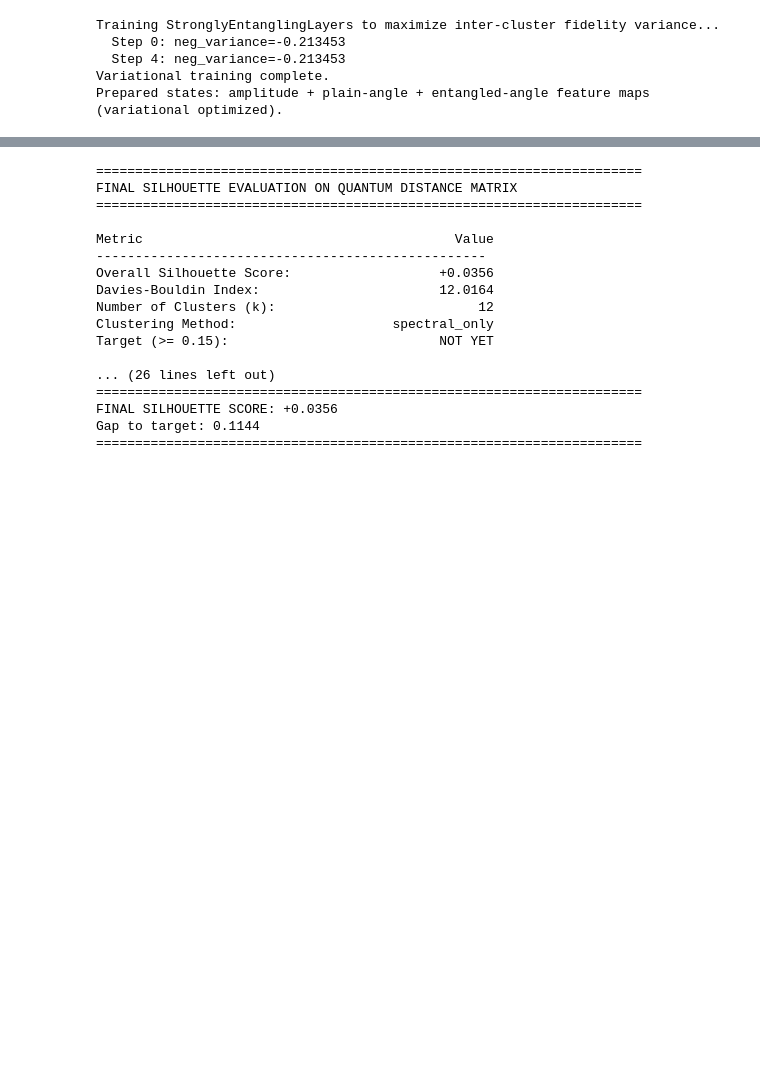
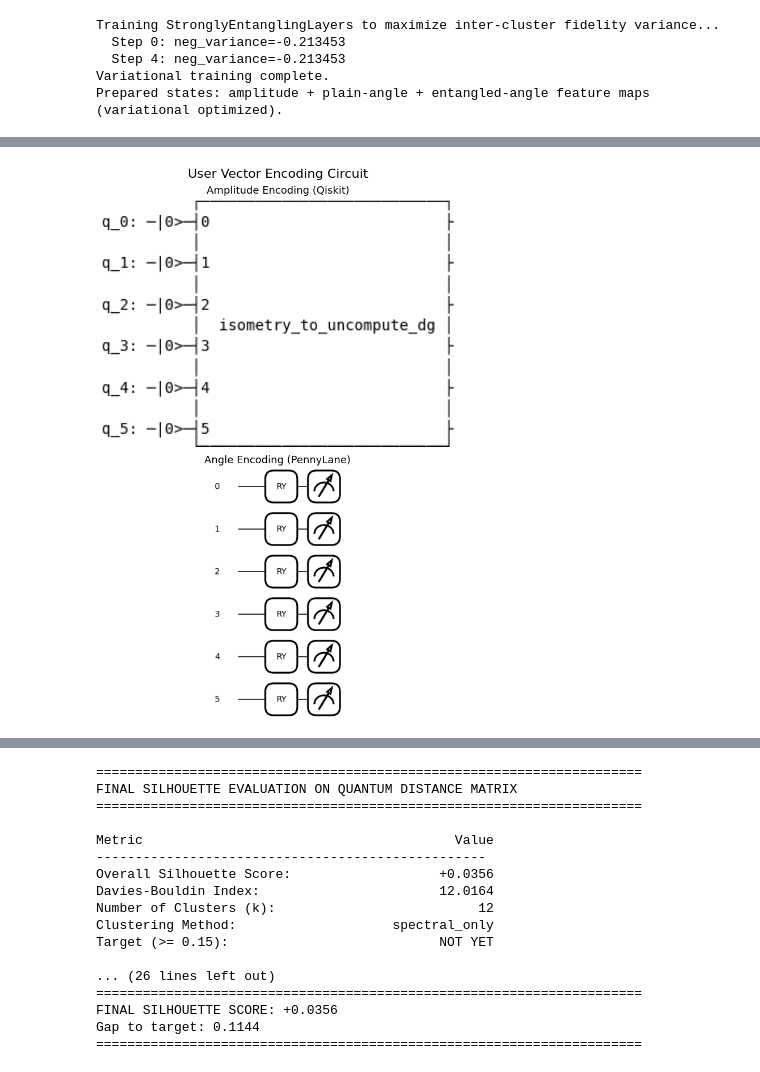
Before and after one commit to ApinisAtvars/Quantum-Enhanced-Smart-Shopping-Experience, a Jupyter notebook: QACF/03_quantum_prototype_ubcf.ipynb, the cells around one changed output, grey strips where cells are left out. Saved outputs shown, nothing was run; the diff lists cells and outputs as text; code cells hidden in the pictures; blank space fills up the shorter version.

```diff
--- a/QACF/03_quantum_prototype_ubcf.ipynb
+++ b/QACF/03_quantum_prototype_ubcf.ipynb
@@ -201,0 +205,95 @@ Prepared states: amplitude + plain-angle + entangled-angle feature maps (variati
+# %%
+# Publication-ready encoding visualization for IEEE Quantum Week/report
+# Why these circuits: amplitude encoding compresses sparse high-dimensional user vectors into few qubits,
+# while angle encoding provides a hardware-friendly feature map for NISQ execution.
+
+from pathlib import Path
+import subprocess
+import sys
+
+out_dir = OUT_DIR if "OUT_DIR" in globals() else Path(".")
+out_dir.mkdir(parents=True, exist_ok=True)
+
+if not ("QISKIT_AVAILABLE" in globals() and QISKIT_AVAILABLE):
+    raise RuntimeError("Qiskit is required to render the amplitude-encoding circuit figure.")
+
+def _draw_qiskit_mpl_safe(circuit_obj, style="mpl", decompose_reps=2):
+    draw_target = circuit_obj.decompose(reps=decompose_reps) if decompose_reps is not None else circuit_obj
+    try:
+        return draw_target.draw(output="mpl", style=style)
+    except Exception as exc:
+        if "pylatexenc" in str(exc).lower():
+            try:
+                subprocess.check_call([sys.executable, "-m", "pip", "install", "pylatexenc"])
+                return draw_target.draw(output="mpl", style=style)
+            except Exception:
+                pass
+
+        # Robust fallback: render text drawer into a Matplotlib figure when mpl drawer is unavailable.
+        text_repr = str(draw_target.draw(output="text"))
+        fig, ax = plt.subplots(figsize=(12, max(3.0, 0.30 * (text_repr.count("\n") + 1))))
+        ax.axis("off")
+        ax.text(0.01, 0.99, text_repr, va="top", ha="left", family="monospace", fontsize=10)
+        return fig
+
+# Reuse the existing encoding circuit object if present; otherwise construct from the existing encoded vector pipeline.
+if "encoding_circuit" in globals():
+    qiskit_encoding = encoding_circuit
+else:
+    amp_vec = np.asarray(amp_state(X_amp[0]) if "amp_state" in globals() else X_amp[0], dtype=np.complex128)
+    amp_vec = amp_vec / (np.linalg.norm(amp_vec) + 1e-12)
+    qiskit_encoding = QuantumCircuit(N_QUBITS, name="AmplitudeEncoding")
+    qiskit_encoding.initialize(amp_vec, list(range(N_QUBITS)))
+
+x_angle = np.asarray(X_ang[0], dtype=np.float64) if "X_ang" in globals() else np.asarray(X[0][:N_QUBITS], dtype=np.float64)
+if "angle_state_plain" in globals():
+    angle_target = angle_state_plain
+    angle_args = (x_angle,)
+else:
+    dev_angle_vis = qml.device("default.qubit", wires=N_QUBITS)
+
+    @qml.qnode(dev_angle_vis)
+    def angle_target(x):
+        qml.AngleEmbedding(x, wires=range(N_QUBITS), rotation="Y")
+        return qml.state()
+
+    angle_args = (x_angle,)
+
+fig_amp = _draw_qiskit_mpl_safe(qiskit_encoding, style="mpl", decompose_reps=2)
+fig_ang, _ = qml.draw_mpl(angle_target, expansion_strategy="device")(*angle_args)
+
+def _fig_to_rgba(fig):
+    fig.canvas.draw()
+    return np.asarray(fig.canvas.buffer_rgba())
+
+def _trim_whitespace(img_rgba, threshold=250):
+    rgb = img_rgba[..., :3]
+    mask = np.any(rgb < threshold, axis=2)
+    coords = np.argwhere(mask)
+    if coords.size == 0:
+        return img_rgba
+    y0, x0 = coords.min(axis=0)
+    y1, x1 = coords.max(axis=0) + 1
+    return img_rgba[y0:y1, x0:x1, :]
+
+amp_img = _trim_whitespace(_fig_to_rgba(fig_amp))
+ang_img = _trim_whitespace(_fig_to_rgba(fig_ang))
+plt.close(fig_amp)
+plt.close(fig_ang)
+
+fig, axes = plt.subplots(2, 1, figsize=(14, 10), constrained_layout=True)
+axes[0].imshow(amp_img)
+axes[0].axis("off")
+axes[0].set_title("Amplitude Encoding (Qiskit)", fontsize=13, pad=8)
+
+axes[1].imshow(ang_img)
+axes[1].axis("off")
+axes[1].set_title("Angle Encoding (PennyLane)", fontsize=13, pad=8)
+
+fig.suptitle("User Vector Encoding Circuit", fontsize=16)
+plt.tight_layout()
+plt.savefig(out_dir / "encoding_circuit.png", dpi=300, bbox_inches="tight")
+plt.show()
+print(f"Saved: {out_dir / 'encoding_circuit.png'}")
+# %% [output]
+[figure, added]
```
Also changed, not shown: parts of 9 cells of this notebook, 13 other files.
